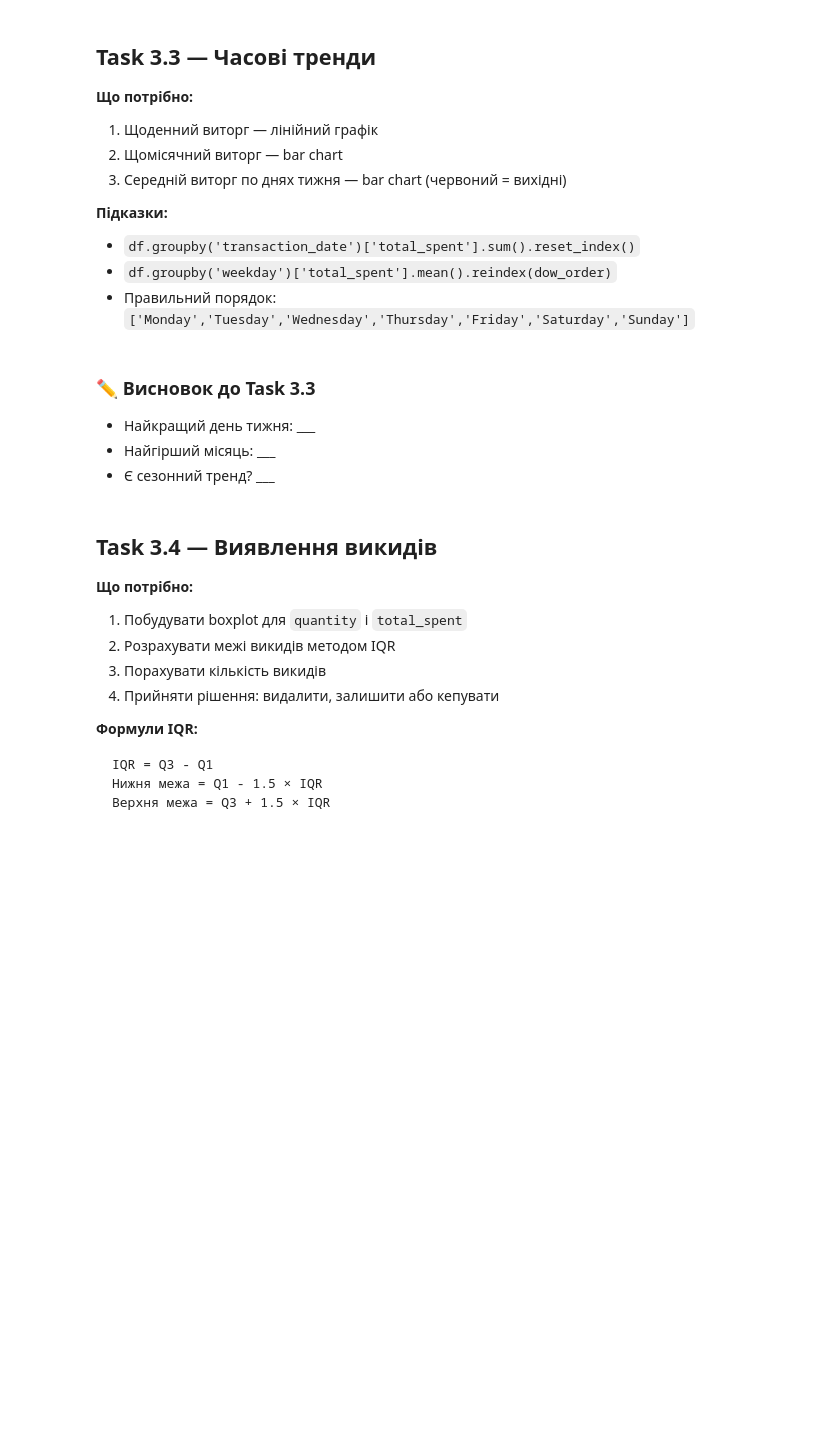
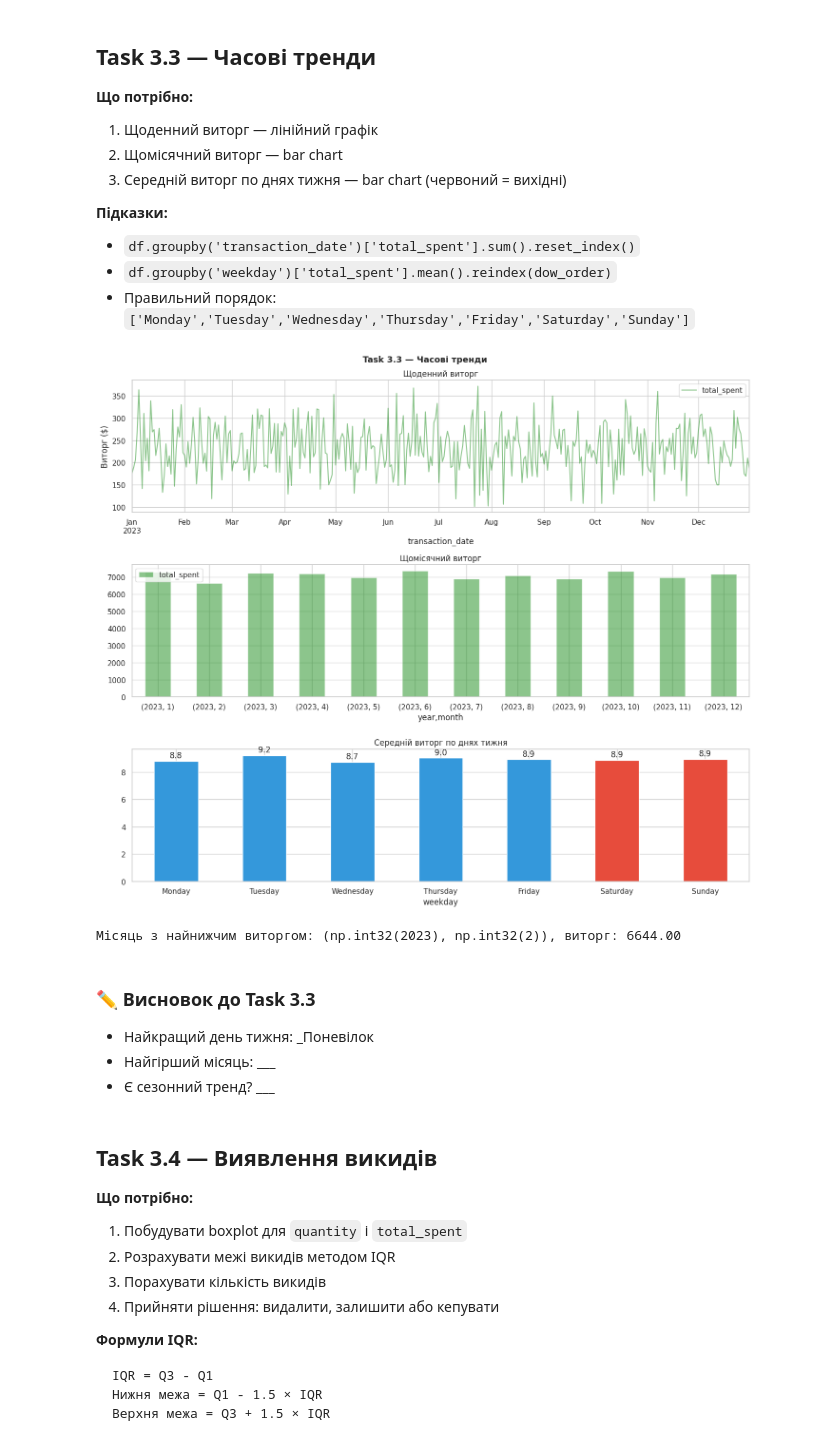
Before and after one commit to T-Svitlichna/DTA_Python, a Jupyter notebook: HomeWork/21062026_Clean_new_cafe_eda_workbook_version2.ipynb, the cells around one changed output. Saved outputs shown, nothing was run; the diff lists cells and outputs as text; code cells hidden in the pictures; blank space fills up the shorter version.

```diff
--- a/HomeWork/21062026_Clean_new_cafe_eda_workbook_version2.ipynb
+++ b/HomeWork/21062026_Clean_new_cafe_eda_workbook_version2.ipynb
@@ -969,42 +943,52 @@ monthly_rev.set_index(['year', 'month'], inplace=True)
 
 # По днях тижня (середнє)
 dow_order = ['Monday','Tuesday','Wednesday','Thursday','Friday','Saturday','Sunday']
-avg_dow = # ВАШ КОД ТУТ
+avg_dow = df.groupby('weekday')['total_spent'].mean().reindex(dow_order)
 
-print(f'Найкращий день: {avg_dow.idxmax()}')
-print(f'Найгірший день: {avg_dow.idxmin()}')
+#print(f'Найкращий день: {avg_dow.idxmax()}')
+#print(f'Найгірший день: {avg_dow.idxmin()}')
 # %%
 fig, axes = plt.subplots(3, 1, figsize=(14, 12))
 fig.suptitle('Task 3.3 — Часові тренди', fontsize=13, fontweight='bold')
 
 # Графік 1: щоденний лінійний
 # ВАШ КОД ТУТ
 daily_rev.plot(kind='line', ax=axes[0], color = "green", alpha = 0.45)
 axes[0].set_title('Щоденний виторг')
 axes[0].set_ylabel('Виторг ($)')
 
 # Графік 2: щомісячний бар
 # Підказка: зробіть колонку label = перші 3 літери місяця + рік
 # ВАШ КОД ТУТ
+monthly_rev.plot(kind='bar', ax=axes[1], color = "green", alpha = 0.45, rot= 0.33)
 axes[1].set_title('Щомісячний виторг')
 
 # Графік 3: по днях тижня (вихідні = червоні, будні = сині)
 colors_dow = ['#E74C3C' if d in ['Saturday','Sunday'] else '#3498DB' for d in avg_dow.index]
-# ВАШ КОД ТУТ
 axes[2].set_title('Середній виторг по днях тижня')
 axes[2].tick_params(axis='x', rotation=30)
+for i, v in enumerate(avg_dow.values):
+    axes[2].text(i, v + 0.1, f'{v:.1f}', ha='center', va='bottom')
+avg_dow.plot(kind='bar', ax=axes[2], color=colors_dow, rot= 0.33)
+# ВАШ КОД ТУТ
+
 
 plt.tight_layout()
 plt.savefig('part3_task33.png', dpi=130, bbox_inches='tight')
 plt.show()
 
 # Знайти місяць з найнижчим виторгом
-worst_month = # ВАШ КОД ТУТ
-print(f'Місяць з найнижчим виторгом: {worst_month}')
+# Знайти місяць з найнижчим виторгом
+worst_month = monthly_rev['total_spent'].idxmin()
+worst_value = monthly_rev['total_spent'].min()
+print(f'Місяць з найнижчим виторгом: {worst_month}, виторг: {worst_value:.2f}')
+# %% [output]
+[figure, added]
+Місяць з найнижчим виторгом: (np.int32(2023), np.int32(2)), виторг: 6644.00
 # %% [markdown]
 ### ✏️ Висновок до Task 3.3
 
-- Найкращий день тижня: ___
+- Найкращий день тижня: _Поневілок
 - Найгірший місяць: ___
 - Є сезонний тренд? ___
 # %% [markdown]
```
Also changed, not shown: parts of 9 cells of this notebook.
